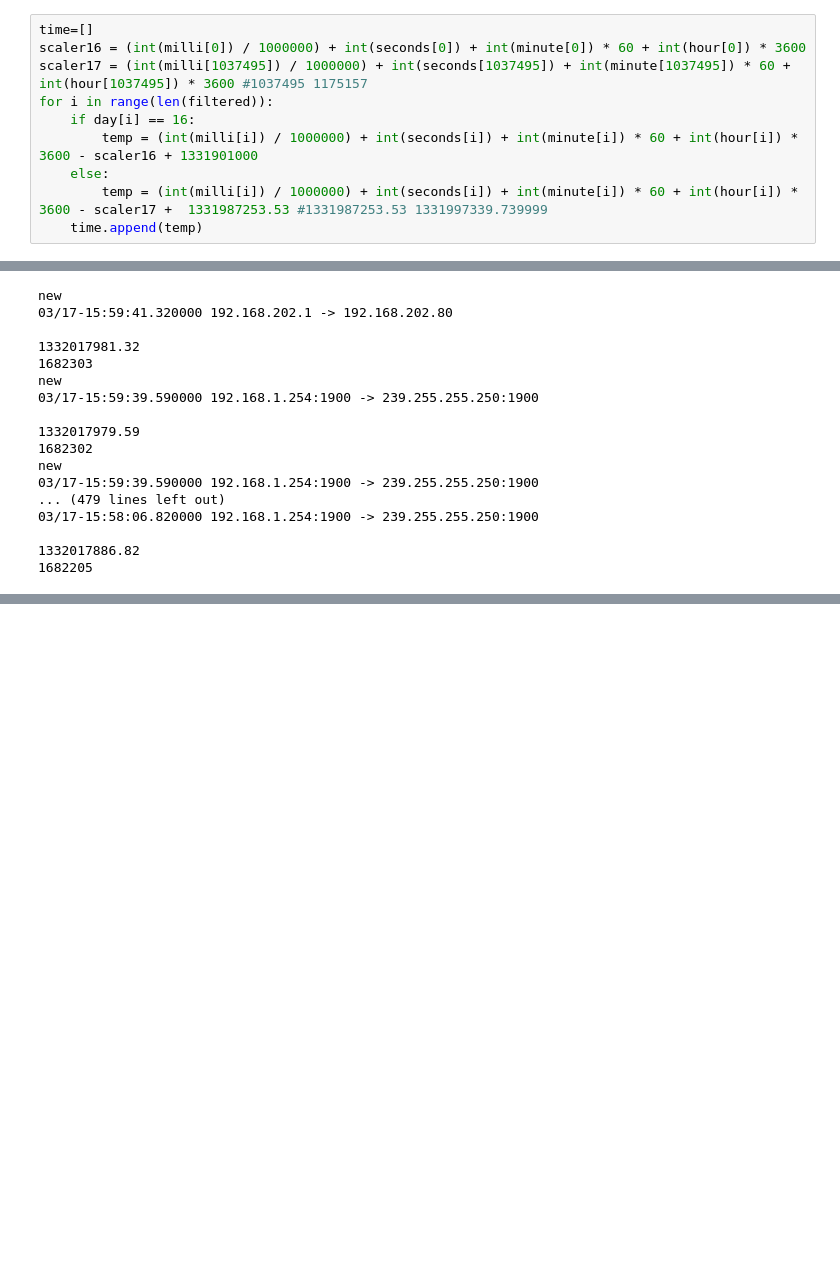
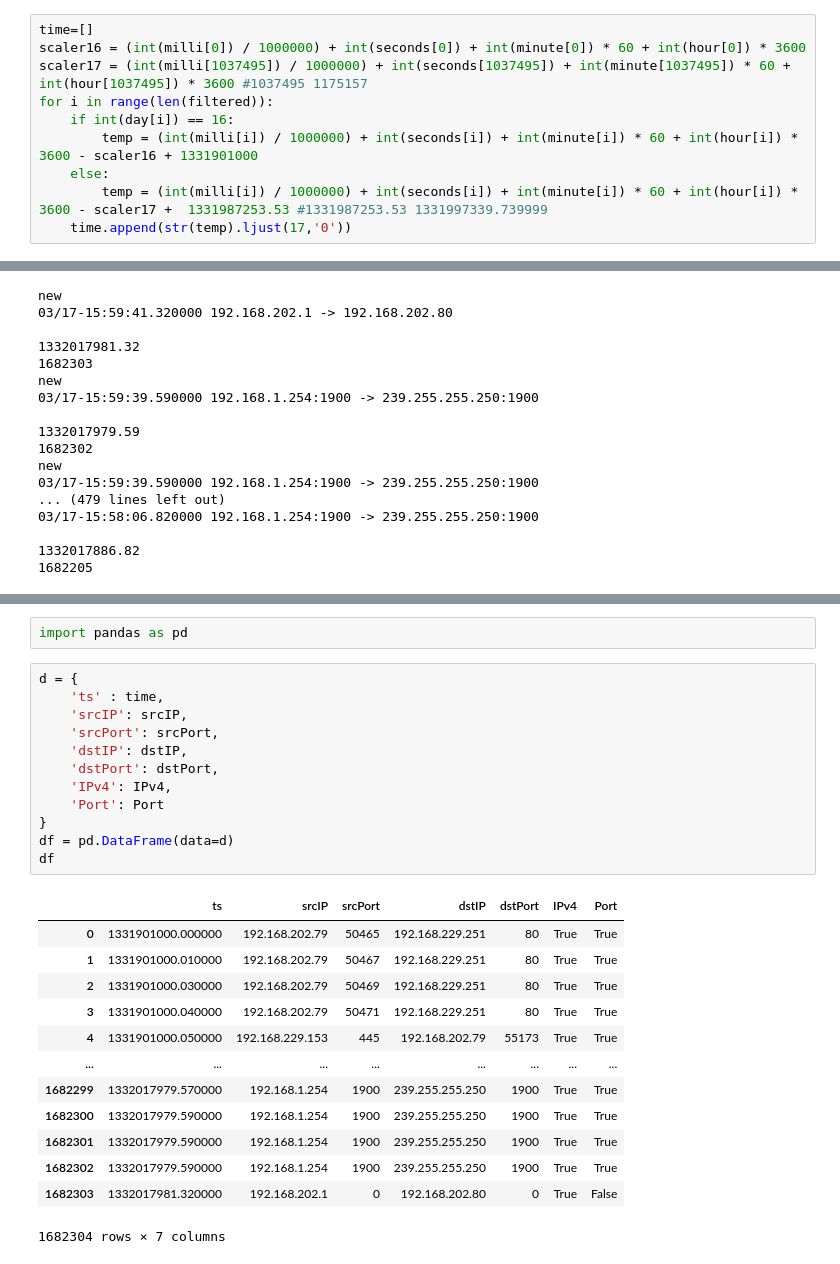
Before and after one commit to AdamEiffert/DST-Assessment-2, a Jupyter notebook: report/Snort pre-processing.ipynb, the cells around one changed output, grey strips where cells are left out. Cells and saved outputs as stored; diff of their text form; blank space fills up the shorter version.

```diff
--- a/report/Snort pre-processing.ipynb
+++ b/report/Snort pre-processing.ipynb
@@ -181,9 +181,9 @@ time=[]
 scaler16 = (int(milli[0]) / 1000000) + int(seconds[0]) + int(minute[0]) * 60 + int(hour[0]) * 3600
 scaler17 = (int(milli[1037495]) / 1000000) + int(seconds[1037495]) + int(minute[1037495]) * 60 + int(hour[1037495]) * 3600 #1037495 1175157
 for i in range(len(filtered)):
-    if day[i] == 16:
+    if int(day[i]) == 16:
         temp = (int(milli[i]) / 1000000) + int(seconds[i]) + int(minute[i]) * 60 + int(hour[i]) * 3600 - scaler16 + 1331901000
     else:
         temp = (int(milli[i]) / 1000000) + int(seconds[i]) + int(minute[i]) * 60 + int(hour[i]) * 3600 - scaler17 +  1331987253.53 #1331987253.53 1331997339.739999
-    time.append(temp)
+    time.append(str(temp).ljust(17,'0'))
 # %%
@@ -268,0 +245,28 @@ df.to_csv('../data/raw/snort.csv')
+# %%
+import pandas as pd
+# %%
+d = {
+    'ts' : time,
+    'srcIP': srcIP,
+    'srcPort': srcPort,
+    'dstIP': dstIP,
+    'dstPort': dstPort,
+    'IPv4': IPv4,
+    'Port': Port
+}
+df = pd.DataFrame(data=d)
+df
+# %% [output]
+|  | ts | srcIP | srcPort | dstIP | dstPort | IPv4 | Port |
+| 0 | 1331901000.000000 | 192.168.202.79 | 50465 | 192.168.229.251 | 80 | True | True |
+| 1 | 1331901000.010000 | 192.168.202.79 | 50467 | 192.168.229.251 | 80 | True | True |
+| 2 | 1331901000.030000 | 192.168.202.79 | 50469 | 192.168.229.251 | 80 | True | True |
+| 3 | 1331901000.040000 | 192.168.202.79 | 50471 | 192.168.229.251 | 80 | True | True |
+| 4 | 1331901000.050000 | 192.168.229.153 | 445 | 192.168.202.79 | 55173 | True | True |
+| ... | ... | ... | ... | ... | ... | ... | ... |
+| 1682299 | 1332017979.570000 | 192.168.1.254 | 1900 | 239.255.255.250 | 1900 | True | True |
+| 1682300 | 1332017979.590000 | 192.168.1.254 | 1900 | 239.255.255.250 | 1900 | True | True |
+| 1682301 | 1332017979.590000 | 192.168.1.254 | 1900 | 239.255.255.250 | 1900 | True | True |
+| 1682302 | 1332017979.590000 | 192.168.1.254 | 1900 | 239.255.255.250 | 1900 | True | True |
+| 1682303 | 1332017981.320000 | 192.168.202.1 | 0 | 192.168.202.80 | 0 | True | False |
+1682304 rows × 7 columns
```
Also changed, not shown: parts of 7 cells of this notebook, 1 other file.
